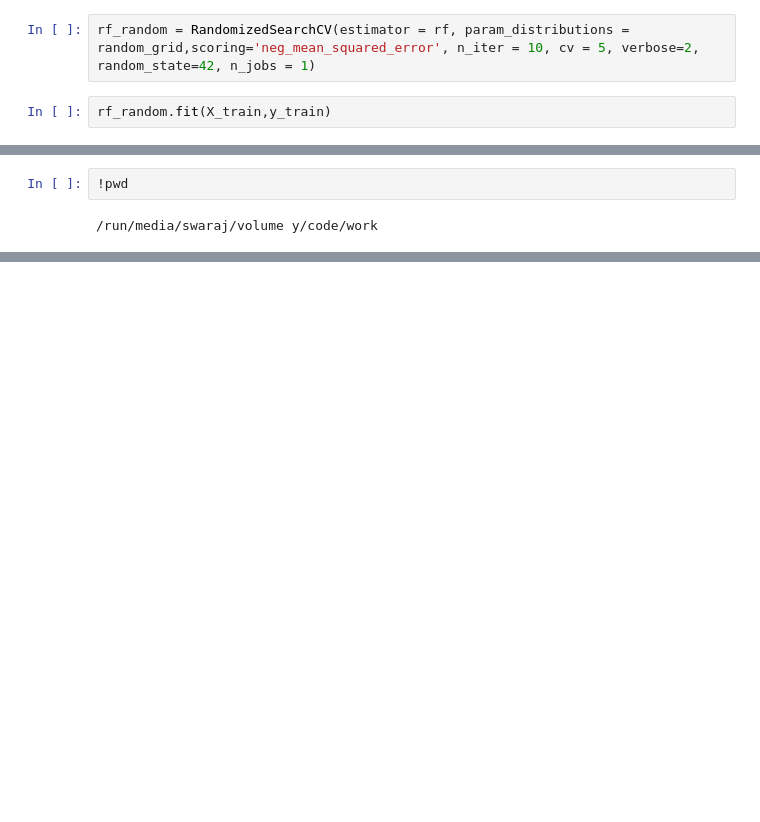
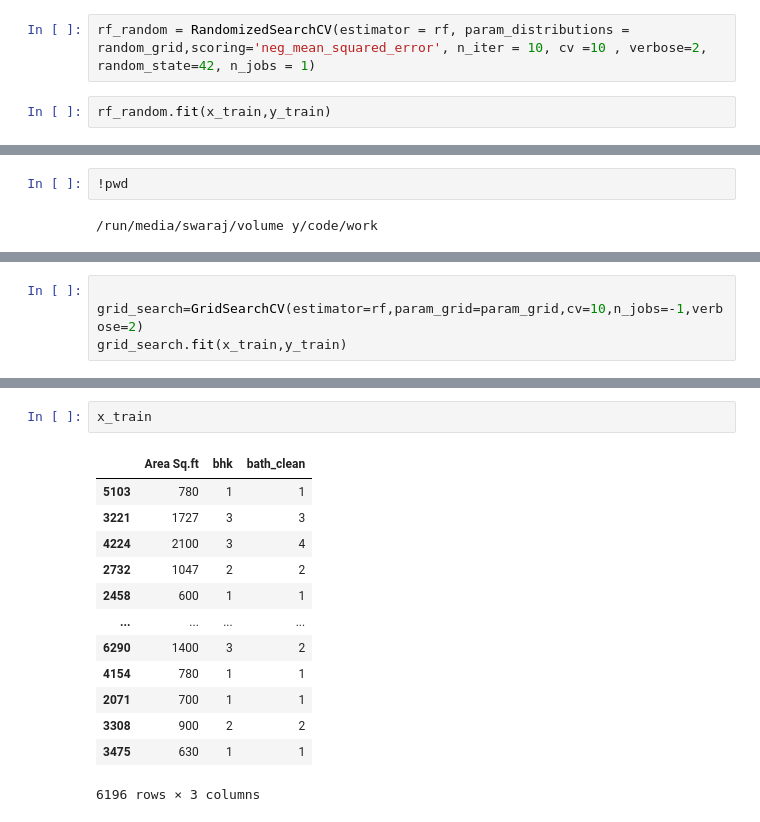
Before and after one commit to IAM-RAAVAAN/rent_estimetoer, a Jupyter notebook: rental call.ipynb, the cells around one changed output, grey strips where cells are left out. Cells and saved outputs as stored; diff of their text form; blank space fills up the shorter version.

```diff
--- a/rental call.ipynb
+++ b/rental call.ipynb
@@ -213,7 +269,7 @@ print(random_grid)
 # %%
 rf = RandomForestRegressor()
 # %%
-rf_random = RandomizedSearchCV(estimator = rf, param_distributions = random_grid,scoring='neg_mean_squared_error', n_iter = 10, cv = 5, verbose=2, random_state=42, n_jobs = 1)
+rf_random = RandomizedSearchCV(estimator = rf, param_distributions = random_grid,scoring='neg_mean_squared_error', n_iter = 10, cv =10 , verbose=2, random_state=42, n_jobs = 1)
 # %%
-rf_random.fit(X_train,y_train)
+rf_random.fit(x_train,y_train)
 # %% [output]
@@ -273,0 +357,4 @@ sns.distplot(y_valid-predictions)
+# %%
+
+grid_search=GridSearchCV(estimator=rf,param_grid=param_grid,cv=10,n_jobs=-1,verbose=2)
+grid_search.fit(x_train,y_train)
@@ -273,0 +404,16 @@ sns.distplot(y_valid-predictions)
+# %%
+x_train
+# %% [output]
+|  | Area Sq.ft | bhk | bath_clean |
+| 5103 | 780 | 1 | 1 |
+| 3221 | 1727 | 3 | 3 |
+| 4224 | 2100 | 3 | 4 |
+| 2732 | 1047 | 2 | 2 |
+| 2458 | 600 | 1 | 1 |
+| ... | ... | ... | ... |
+| 6290 | 1400 | 3 | 2 |
+| 4154 | 780 | 1 | 1 |
+| 2071 | 700 | 1 | 1 |
+| 3308 | 900 | 2 | 2 |
+| 3475 | 630 | 1 | 1 |
+6196 rows × 3 columns
```
Also changed, not shown: parts of 30 cells of this notebook, 1 other file.
